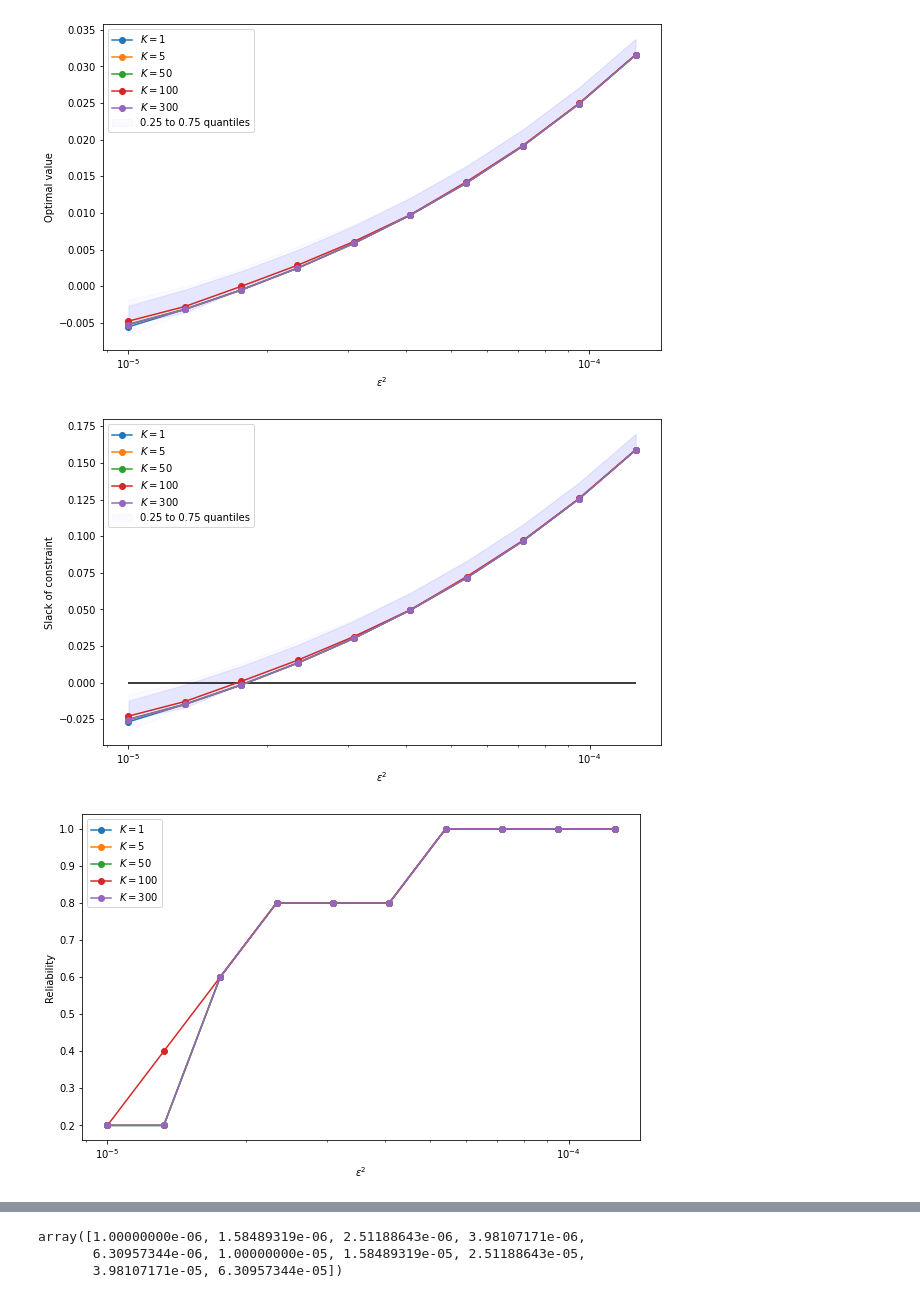
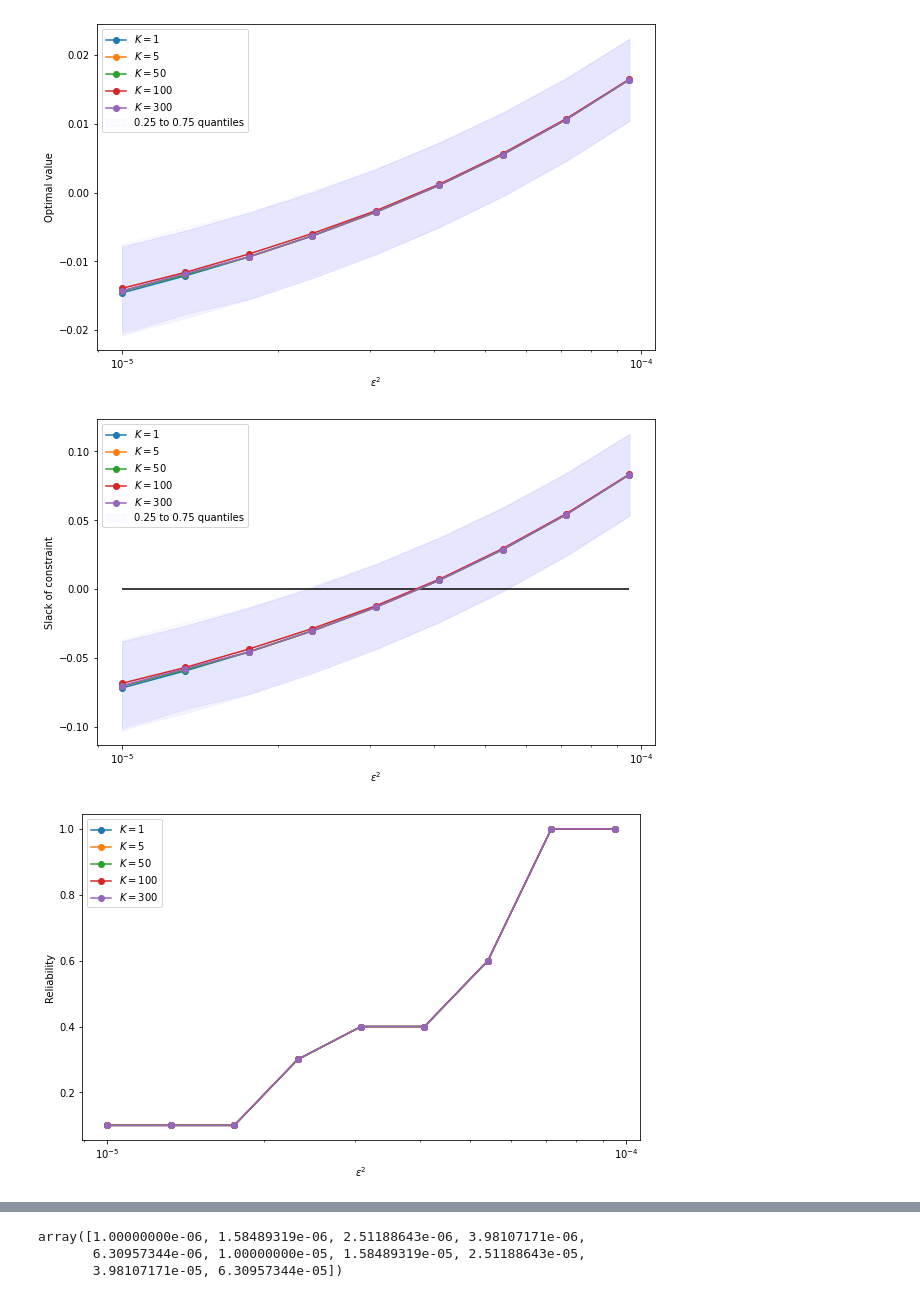
Before and after one commit to stellatogrp/mro_experiments, a Jupyter notebook: portfolio/MIP/m50_K300_r10/plotsMIP.ipynb, the cells around one changed output, grey strips where cells are left out. Drawn from its saved outputs; the diff is of its cells as text; code cells hidden in the pictures.

```diff
--- a/portfolio/MIP/m50_K300_r10/plotsMIP.ipynb
+++ b/portfolio/MIP/m50_K300_r10/plotsMIP.ipynb
@@ -35,7 +35,7 @@ colors = ["tab:blue", "tab:orange", "tab:green",
           "tab:red", "tab:purple", "tab:brown", "tab:pink", "tab:grey", "tab:olive","tab:blue", "tab:orange", "tab:green",
           "tab:red", "tab:purple", "tab:brown", "tab:pink", "tab:grey", "tab:olive"]
 # %%
-x_sols = np.load("x.npy")
+x_sols = np.load("x_sols.npy")
 Opt_vals = np.load("Opt_vals.npy")
 eval_vals = np.load("eval_vals.npy")
 probs= np.load("probs.npy")
@@ -47,8 +47,8 @@ K_nums = np.array([1,5,50,100,300])
 K_tot = K_nums.size  # Total number of clusters we consider
 N_tot = 300
 M = 10
-R = 5           # Total times we repeat experiment to estimate final probabilty
-m = 40
+R = 10           # Total times we repeat experiment to estimate final probabilty
+m = 50
 eps_min = -5    # minimum epsilon we consider
 eps_max = -3.9       # maximum epsilon we consider
 eps_nums = np.linspace(eps_min,eps_max,M)
@@ -84,45 +84,45 @@ plt.figure(figsize=(10, 6))
 labelprint = 1
 for K_count, K in enumerate(K_nums):
     if labelprint== 1:
-        plt.fill_between(eps_nums[:], np.quantile(Opt_vals[:,:,:],0.25,axis = 2)[K_count,:], np.quantile(Opt_vals[:,:,:],0.75,axis = 2)[K_count,:], color = "blue", alpha = 0.02, label = "0.25 to 0.75 quantiles")
+        plt.fill_between(eps_nums[:-1], np.quantile(Opt_vals[:,:-1,:],0.25,axis = 2)[K_count,:], np.quantile(Opt_vals[:,:-1,:],0.75,axis = 2)[K_count,:], color = "blue", alpha = 0.02, label = "0.25 to 0.75 quantiles")
     else:
-        plt.fill_between(eps_nums[:], np.quantile(Opt_vals[:,:,:],0.25,axis = 2)[K_count,:], np.quantile(Opt_vals[:,:,:],0.75,axis = 2)[K_count,:], color = "blue", alpha = 0.02)
+        plt.fill_between(eps_nums[:-1], np.quantile(Opt_vals[:,:-1,:],0.25,axis = 2)[K_count,:], np.quantile(Opt_vals[:,:-1,:],0.75,axis = 2)[K_count,:], color = "blue", alpha = 0.02)
     labelprint = 0
-    plt.plot(eps_nums[:], np.mean(Opt_vals[:,:,:],axis = 2)[K_count,:],linestyle='-', marker='o', color = colors[K_count], label = "$K = {}$".format(round(K,4)))
+    plt.plot(eps_nums[:-1], np.mean(Opt_vals[:,:-1,:],axis = 2)[K_count,:],linestyle='-', marker='o', color = colors[K_count], label = "$K = {}$".format(round(K,4)))
 plt.xlabel("$\epsilon^2$")
 plt.xscale("log")
 plt.ylabel("Optimal value")
 plt.legend()
 plt.show()
 
 labelprint = 1
 plt.figure(figsize=(10, 6))
 for K_count, K in enumerate(K_nums):
     if labelprint== 1:
-        plt.fill_between(eps_nums[:], np.quantile(Opt_vals[:,:,:]- eval_vals[:,:,:],0.25,axis = 2)[K_count,:], np.quantile(Opt_vals[:,:,:] - eval_vals[:,:,:],0.75,axis = 2)[K_count,:] ,color = "blue", alpha = 0.02, label = "0.25 to 0.75 quantiles")
+        plt.fill_between(eps_nums[:-1], np.quantile(Opt_vals[:,:-1,:]- eval_vals[:,:-1,:],0.25,axis = 2)[K_count,:], np.quantile(Opt_vals[:,:-1,:] - eval_vals[:,:-1,:],0.75,axis = 2)[K_count,:] ,color = "blue", alpha = 0.02, label = "0.25 to 0.75 quantiles")
     else:
-        plt.fill_between(eps_nums[:], np.quantile(Opt_vals[:,:,:]- eval_vals[:,:,:],0.25,axis = 2)[K_count,:], np.quantile(Opt_vals[:,:,:]-eval_vals[:,:,:],0.75,axis = 2)[K_count,:], color = "blue", alpha = 0.02)
+        plt.fill_between(eps_nums[:-1], np.quantile(Opt_vals[:,:-1,:]- eval_vals[:,:-1,:],0.25,axis = 2)[K_count,:], np.quantile(Opt_vals[:,:-1,:]-eval_vals[:,:-1,:],0.75,axis = 2)[K_count,:], color = "blue", alpha = 0.02)
     labelprint = 0
-    plt.plot(eps_nums[:], np.mean(Opt_vals[:,:,:],axis = 2)[K_count,:] - np.mean(eval_vals[:,:,:],axis = 2)[K_count,:],linestyle='-', marker='o', color = colors[K_count], label = "$K = {}$".format(round(K,4)))
-plt.hlines(0,xmin = eps_nums[0], xmax = eps_nums[-1], color = "black")
+    plt.plot(eps_nums[:-1], np.mean(Opt_vals[:,:-1,:],axis = 2)[K_count,:] - np.mean(eval_vals[:,:-1,:],axis = 2)[K_count,:],linestyle='-', marker='o', color = colors[K_count], label = "$K = {}$".format(round(K,4)))
+plt.hlines(0,xmin = eps_nums[0], xmax = eps_nums[-2], color = "black")
 plt.xlabel("$\epsilon^2$")
 plt.xscale("log")
 plt.ylabel("Slack of constraint")
 plt.legend()
 plt.show()
 
 
 plt.figure(figsize=(10, 6))
 for K_count, K in enumerate(K_nums):
-    plt.plot(eps_nums[:], np.mean(probs[:,:,:],axis = 2)[K_count,:],linestyle='-', marker='o', color = colors[K_count], label = "$K = {}$".format(round(K,4)))
+    plt.plot(eps_nums[:-1], np.mean(probs[:,:-1,:],axis = 2)[K_count,:],linestyle='-', marker='o', color = colors[K_count], label = "$K = {}$".format(round(K,4)))
     plt.xlabel("$\epsilon^2$")
 plt.xscale("log")
 plt.ylabel("Reliability")
 plt.legend()
 plt.show()
 # %% [output]
-[figure, old version]
+[figure, new version]
-[figure, old version]
+[figure, new version]
-[figure, old version]
+[figure, new version]
 # %%
 plt.figure(figsize=(10, 6))
```
Also changed, not shown: parts of 3 cells of this notebook, 40 other files.
